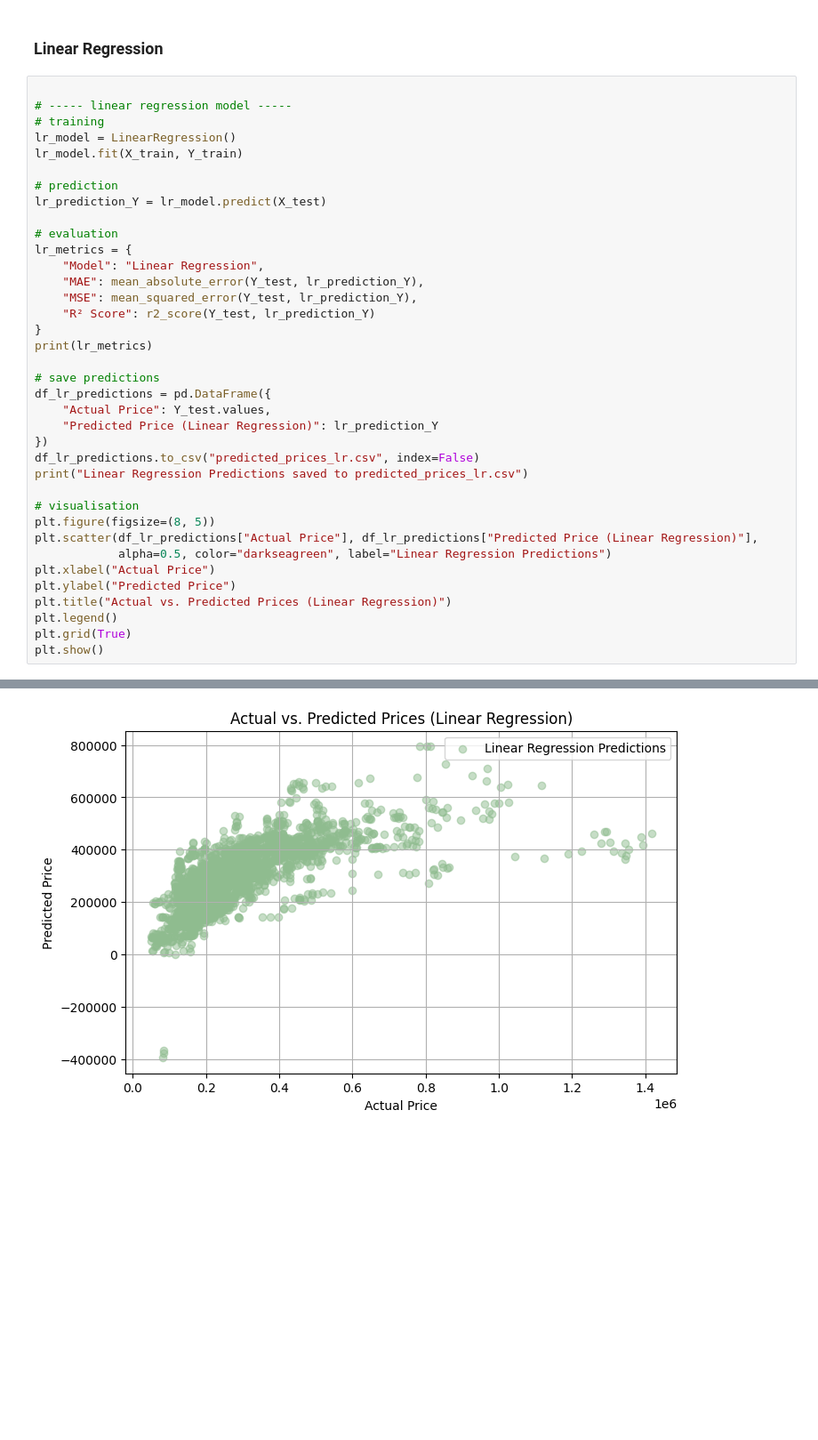
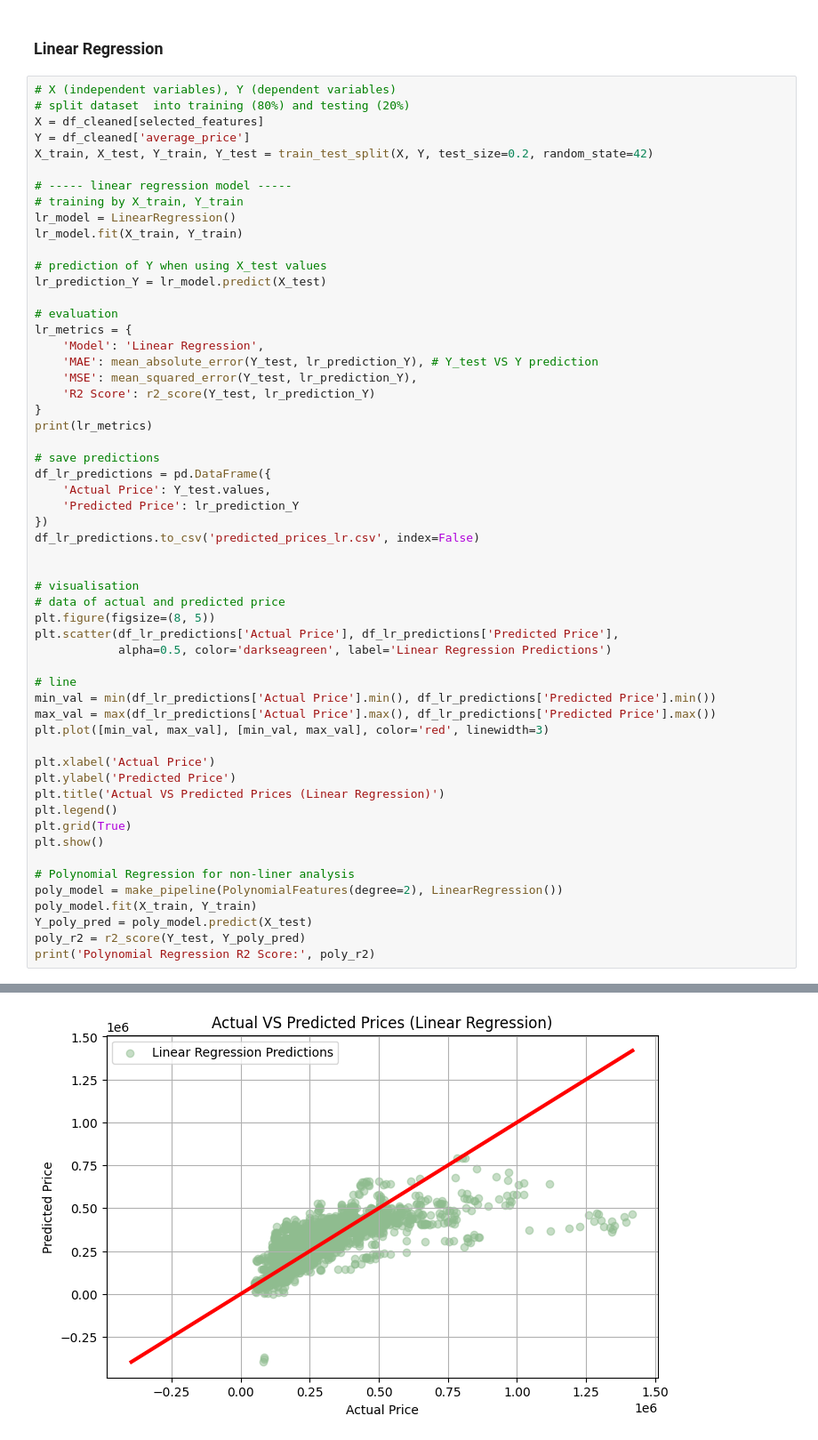
Before and after one commit to chaek0115/Housing-in-London, a Jupyter notebook: Coursework_Data Analytics_housing-in-london.ipynb, the cells around one changed output, grey strips where cells are left out. Shown at 89% size. Drawn from its saved outputs; the diff is of its cells as text; blank space fills up the shorter version.

```diff
--- a/Coursework_Data Analytics_housing-in-london.ipynb
+++ b/Coursework_Data Analytics_housing-in-london.ipynb
@@ -183,40 +201,59 @@ X_train, X_test, Y_train, Y_test = train_test_split(X, Y, test_size=0.2, random_
 # %% [markdown]
 ### Linear Regression
 # %%
+# X (independent variables), Y (dependent variables)
+# split dataset  into training (80%) and testing (20%)
+X = df_cleaned[selected_features]
+Y = df_cleaned['average_price']
+X_train, X_test, Y_train, Y_test = train_test_split(X, Y, test_size=0.2, random_state=42)
 
 # ----- linear regression model -----
-# training
+# training by X_train, Y_train
 lr_model = LinearRegression()
 lr_model.fit(X_train, Y_train)
 
-# prediction
+# prediction of Y when using X_test values
 lr_prediction_Y = lr_model.predict(X_test)
 
 # evaluation
 lr_metrics = {
-    "Model": "Linear Regression",
-    "MAE": mean_absolute_error(Y_test, lr_prediction_Y),
-    "MSE": mean_squared_error(Y_test, lr_prediction_Y),
-    "R² Score": r2_score(Y_test, lr_prediction_Y)
+    'Model': 'Linear Regression',
+    'MAE': mean_absolute_error(Y_test, lr_prediction_Y), # Y_test VS Y prediction
+    'MSE': mean_squared_error(Y_test, lr_prediction_Y),
+    'R2 Score': r2_score(Y_test, lr_prediction_Y)
 }
 print(lr_metrics)
 
 # save predictions
 df_lr_predictions = pd.DataFrame({
-    "Actual Price": Y_test.values,
-    "Predicted Price (Linear Regression)": lr_prediction_Y
+    'Actual Price': Y_test.values,
+    'Predicted Price': lr_prediction_Y
 })
-df_lr_predictions.to_csv("predicted_prices_lr.csv", index=False)
-print("Linear Regression Predictions saved to predicted_prices_lr.csv")
+df_lr_predictions.to_csv('predicted_prices_lr.csv', index=False)
+
 
 # visualisation
+# data of actual and predicted price
 plt.figure(figsize=(8, 5))
-plt.scatter(df_lr_predictions["Actual Price"], df_lr_predictions["Predicted Price (Linear Regression)"],
-            alpha=0.5, color="darkseagreen", label="Linear Regression Predictions")
-plt.xlabel("Actual Price")
-plt.ylabel("Predicted Price")
-plt.title("Actual vs. Predicted Prices (Linear Regression)")
+plt.scatter(df_lr_predictions['Actual Price'], df_lr_predictions['Predicted Price'],
+            alpha=0.5, color='darkseagreen', label='Linear Regression Predictions')
+
+# line
+min_val = min(df_lr_predictions['Actual Price'].min(), df_lr_predictions['Predicted Price'].min())
+max_val = max(df_lr_predictions['Actual Price'].max(), df_lr_predictions['Predicted Price'].max())
+plt.plot([min_val, max_val], [min_val, max_val], color='red', linewidth=3)
+
+plt.xlabel('Actual Price')
+plt.ylabel('Predicted Price')
+plt.title('Actual VS Predicted Prices (Linear Regression)')
 plt.legend()
 plt.grid(True)
 plt.show()
+
+# Polynomial Regression for non-liner analysis
+poly_model = make_pipeline(PolynomialFeatures(degree=2), LinearRegression())
+poly_model.fit(X_train, Y_train)
+Y_poly_pred = poly_model.predict(X_test)
+poly_r2 = r2_score(Y_test, Y_poly_pred)
+print('Polynomial Regression R2 Score:', poly_r2)
 # %% [output]
@@ -225 +261 @@ Linear Regression Predictions saved to predicted_prices_lr.csv
-[figure, old version]
+[figure, new version]
```
Also changed, not shown: parts of 9 cells of this notebook, 2 other files.
